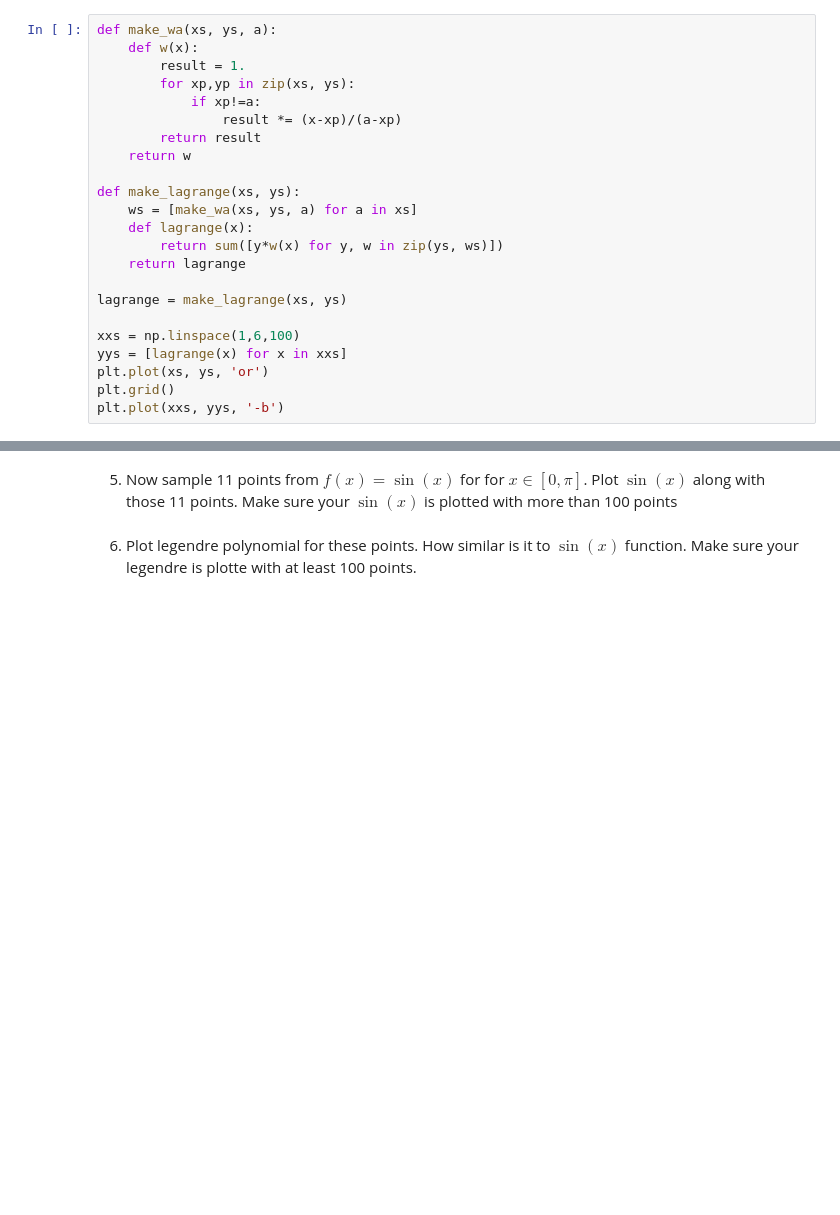
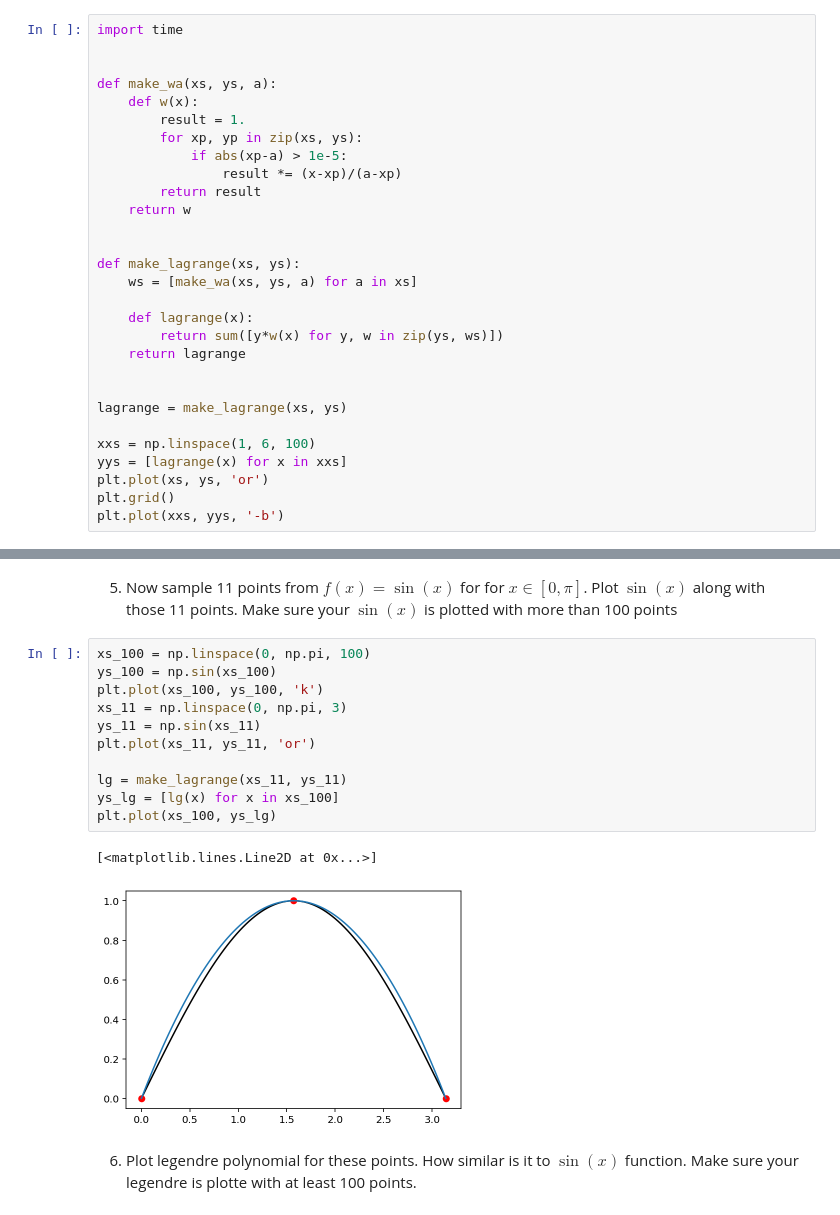
Before and after one commit to MUIC-Numerical-Methods-2018/Exercise-3, a Jupyter notebook: 03 Interpolation and Integration.ipynb, the cells around one changed output, grey strips where cells are left out. Cells and saved outputs as stored; diff of their text form; blank space fills up the shorter version.

```diff
--- a/03 Interpolation and Integration.ipynb
+++ b/03 Interpolation and Integration.ipynb
@@ -24,24 +65,30 @@ plt.grid()
 # %% [markdown]
 2) Find the polynomial of degree 3 that pass through these four points. Plot to verify.
 # %%
+import time
+
+
 def make_wa(xs, ys, a):
     def w(x):
         result = 1.
-        for xp,yp in zip(xs, ys):
-            if xp!=a:
+        for xp, yp in zip(xs, ys):
+            if abs(xp-a) > 1e-5:
                 result *= (x-xp)/(a-xp)
         return result
     return w
 
+
 def make_lagrange(xs, ys):
     ws = [make_wa(xs, ys, a) for a in xs]
+
     def lagrange(x):
         return sum([y*w(x) for y, w in zip(ys, ws)])
     return lagrange
 
+
 lagrange = make_lagrange(xs, ys)
 
-xxs = np.linspace(1,6,100)
+xxs = np.linspace(1, 6, 100)
 yys = [lagrange(x) for x in xxs]
 plt.plot(xs, ys, 'or')
 plt.grid()
@@ -63,6 +119,20 @@ should have the same value as the polymial you found in 3) evaluated at x=1.5.
 For those of you who know functional programming try write a functor that return a polynomial.
 # %% [markdown]
 5) Now sample 11 points  from $f(x) = \sin(x)$ for for $x\in[0, \pi]$. Plot $\sin(x)$ along with those 11 points. Make sure your $\sin(x)$ is plotted with more than 100 points
+# %%
+xs_100 = np.linspace(0, np.pi, 100)
+ys_100 = np.sin(xs_100)
+plt.plot(xs_100, ys_100, 'k')
+xs_11 = np.linspace(0, np.pi, 3)
+ys_11 = np.sin(xs_11)
+plt.plot(xs_11, ys_11, 'or')
+
+lg = make_lagrange(xs_11, ys_11)
+ys_lg = [lg(x) for x in xs_100]
+plt.plot(xs_100, ys_lg)
+# %% [output]
+[<matplotlib.lines.Line2D at 0x...>]
+[figure, added]
 # %% [markdown]
 6) Plot legendre polynomial for these points. How similar is it to $\sin(x)$ function. Make sure your legendre is plotte with at least 100 points.
 # %% [markdown]
```
Also changed, not shown: parts of 7 cells of this notebook.
